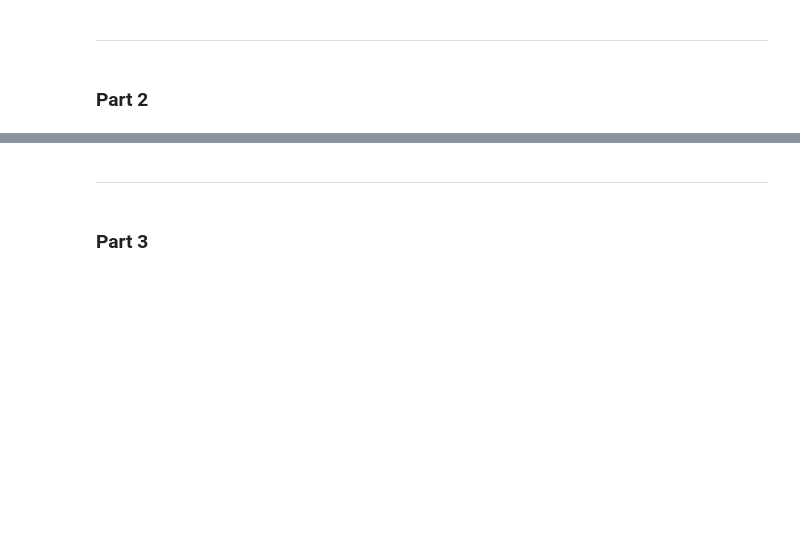
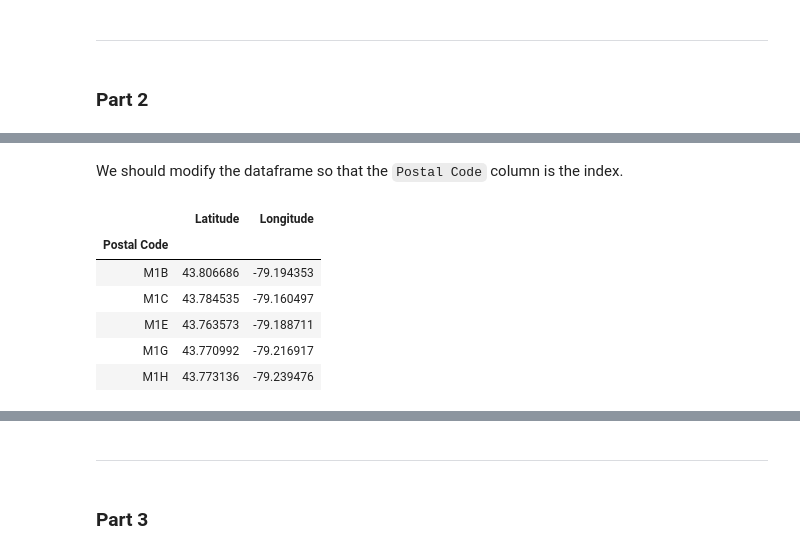
Before and after one commit to topherblake-dev/Coursera_Capstone, a Jupyter notebook: Segmenting_and_Clustering_Neighborhoods_in_Toronto.ipynb, the cells around one changed output, grey strips where cells are left out. Saved outputs shown, nothing was run; the diff lists cells and outputs as text; code cells hidden in the pictures; blank space fills up the shorter version.

````diff
--- a/Segmenting_and_Clustering_Neighborhoods_in_Toronto.ipynb
+++ b/Segmenting_and_Clustering_Neighborhoods_in_Toronto.ipynb
@@ -214,0 +259,13 @@ df.shape
+# %% [markdown]
+We should modify the dataframe so that the ```Postal Code``` column is the index.
+# %%
+geo_coords.set_index('Postal Code', inplace = True)
+geo_coords.head()
+# %% [output]
+|  | Latitude | Longitude |
+| Postal Code |  |  |
+| M1B | 43.806686 | -79.194353 |
+| M1C | 43.784535 | -79.160497 |
+| M1E | 43.763573 | -79.188711 |
+| M1G | 43.770992 | -79.216917 |
+| M1H | 43.773136 | -79.239476 |
````
Also changed, not shown: parts of 17 cells of this notebook.
